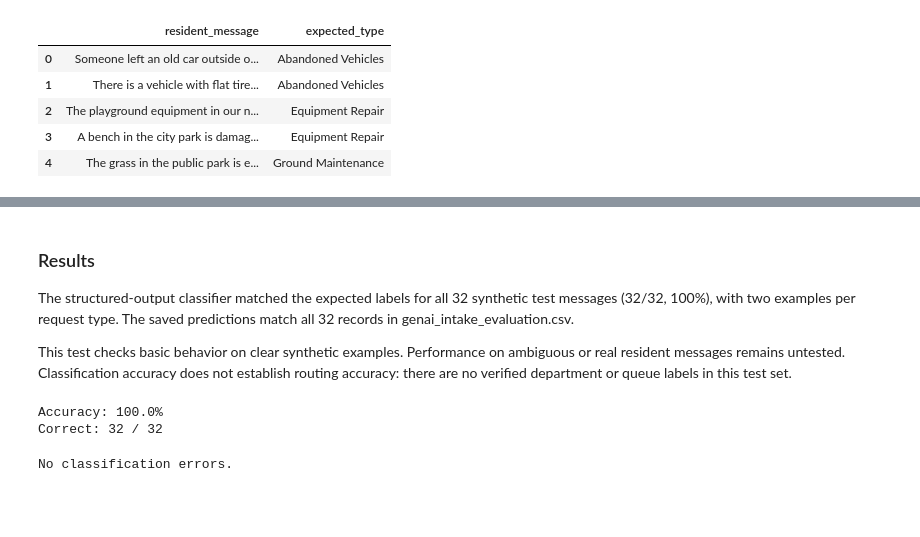
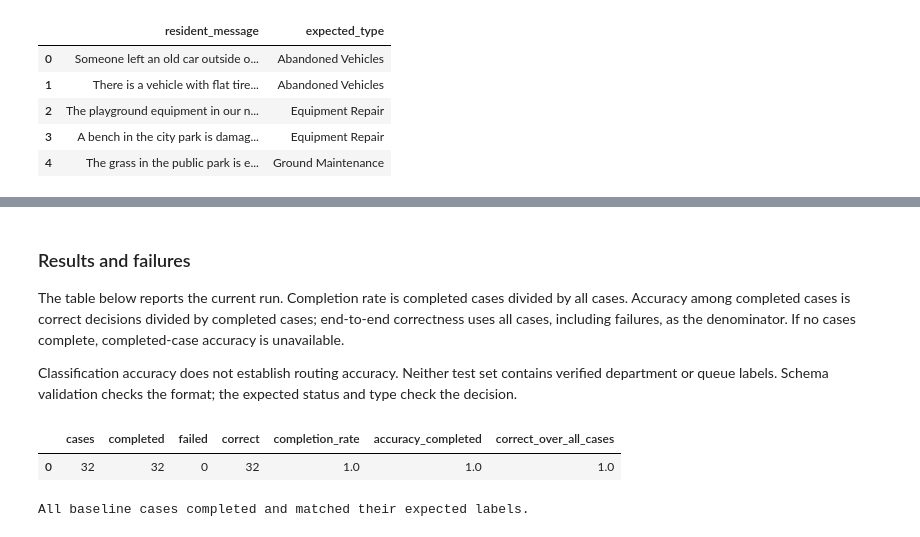
Before and after one commit to nithyaak7/boston311-crew-planner, a Jupyter notebook: notebooks/04_genai_intake.ipynb, the cells around one changed output, grey strips where cells are left out. Cells and saved outputs as stored; diff of their text form; code cells hidden in the pictures; blank space fills up the shorter version.

```diff
--- a/notebooks/04_genai_intake.ipynb
+++ b/notebooks/04_genai_intake.ipynb
@@ -472,32 +569,39 @@ eval_df["correct"] = (
 # %% [markdown]
-### Results
-The structured-output classifier matched the expected labels for all 32 synthetic test messages (32/32, 100%), with two examples per request type. The saved predictions match all 32 records in genai_intake_evaluation.csv.
+### Results and failures
+The table below reports the current run. Completion rate is completed cases divided by all cases. Accuracy among completed cases is correct decisions divided by completed cases; end-to-end correctness uses all cases, including failures, as the denominator. If no cases complete, completed-case accuracy is unavailable.
 
-This test checks basic behavior on clear synthetic examples. Performance on ambiguous or real resident messages remains untested. Classification accuracy does not establish routing accuracy: there are no verified department or queue labels in this test set.
+Classification accuracy does not establish routing accuracy. Neither test set contains verified department or queue labels. Schema validation checks the format; the expected status and type check the decision.
 # %%
-accuracy = eval_df["correct"].mean()
+def evaluation_metrics(results):
+    total = len(results)
+    completed = int(results["completed"].sum())
+    correct = int(results["correct"].sum())
+    return pd.DataFrame([{
+        "cases": total,
+        "completed": completed,
+        "failed": total - completed,
+        "correct": correct,
+        "completion_rate": completed / total if total else float("nan"),
+        "accuracy_completed": correct / completed if completed else float("nan"),
+        "correct_over_all_cases": correct / total if total else float("nan")
+    }])
 
-print(f"Accuracy: {accuracy:.1%}")
-print(f"Correct: {eval_df['correct'].sum()} / {len(eval_df)}")
+
+evaluation_metrics(eval_df)
 # %% [output]
-Accuracy: 100.0%
-Correct: 32 / 32
+|  | cases | completed | failed | correct | completion_rate | accuracy_completed | correct_over_all_cases |
+| 0 | 32 | 32 | 0 | 32 | 1.0 | 1.0 | 1.0 |
 # %%
 errors = eval_df[~eval_df["correct"]]
-
 if errors.empty:
-    print("No classification errors.")
+    print("All baseline cases completed and matched their expected labels.")
 else:
-    display(
-        errors[
-            [
-                "resident_message",
-                "expected_type",
-                "predicted_type"
-            ]
-        ]
-    )
+    display(errors[[
+        "resident_message", "expected_status", "expected_type",
+        "predicted_status", "predicted_type", "completed",
+        "error_type", "error_message"
+    ]])
 # %% [output]
-No classification errors.
+All baseline cases completed and matched their expected labels.
 # %%
 summary = (
```
Also changed, not shown: parts of 25 cells of this notebook, 2 other files.
